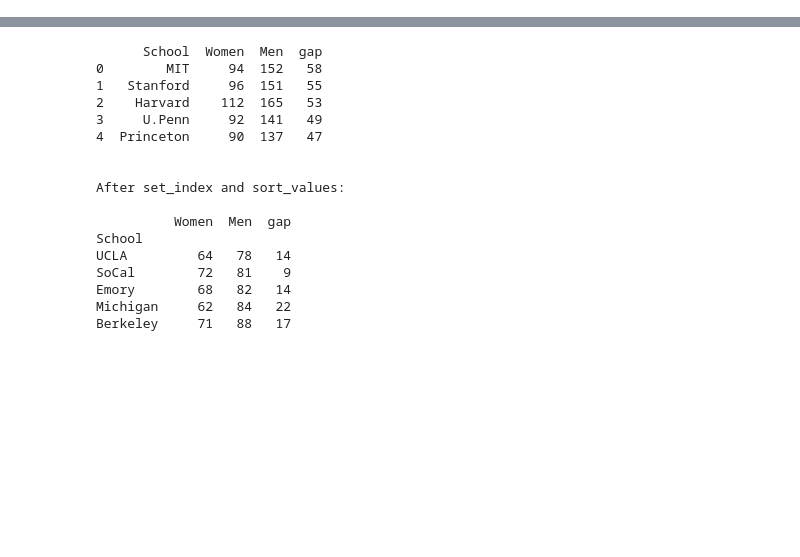
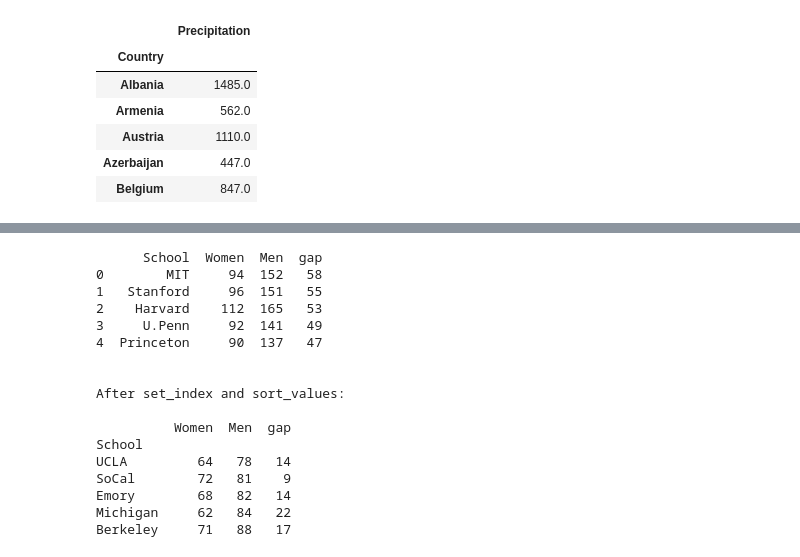
Before and after one commit to DaveBackus/Data_Bootcamp, a Jupyter notebook: Code/IPython/bootcamp_plotly.ipynb, the cells around one changed output, grey strips where cells are left out. Saved outputs shown, nothing was run; the diff lists cells and outputs as text; code cells hidden in the pictures; blank space fills up the shorter version.

```diff
--- a/Code/IPython/bootcamp_plotly.ipynb
+++ b/Code/IPython/bootcamp_plotly.ipynb
@@ -90,0 +132,30 @@ voters.head()
+# %%
+# get data from worldbank
+europe = ["Albania",  "Andorra",  "Armenia",  "Austria",  "Azerbaijan",  "Belarus",
+          "Belgium",  "Bosnia and Herzegovina",  "Bulgaria",  "Croatia",  "Cyprus",
+          "Czech Republic",  "Denmark",  "Estonia",  "Finland",  "France",  "Georgia",
+          "Germany",  "Greece",  "Hungary",  "Iceland",  "Ireland",  "Italy",
+          "Kazakhstan",  "Kosovo",  "Latvia",  "Liechtenstein",  "Lithuania",
+          "Luxembourg",  "Macedonia",  "Malta",  "Moldova",  "Monaco",  "Montenegro",
+          "Netherlands",  "Norway",  "Poland",  "Portugal",  "Romania",  "Russia",
+          "San Marino",  "Serbia",  "Slovakia",  "Slovenia",  "Spain",  "Sweden",
+          "Switzerland",  "Turkey",  "Ukraine",  "United Kingdom",  "Vatican City"]
+
+iso_europe = iso[iso.index.isin(europe)]
+rain = wb.download(country=iso_europe["ISO"], indicator=["AG.LND.PRCP.MM"],
+                   start=2014, end=2014)
+rain = rain.reset_index(level="year", drop=True)
+rain.index.name = "Country"
+
+# some countries didn't have data. Drop them now
+rain = rain.dropna()
+rain.columns = ["Precipitation"]
+rain.head()
+# %% [output]
+|  | Precipitation |
+| Country |  |
+| Albania | 1485.0 |
+| Armenia | 562.0 |
+| Austria | 1110.0 |
+| Azerbaijan | 447.0 |
+| Belgium | 847.0 |
```
Also changed, not shown: parts of 36 cells of this notebook.
